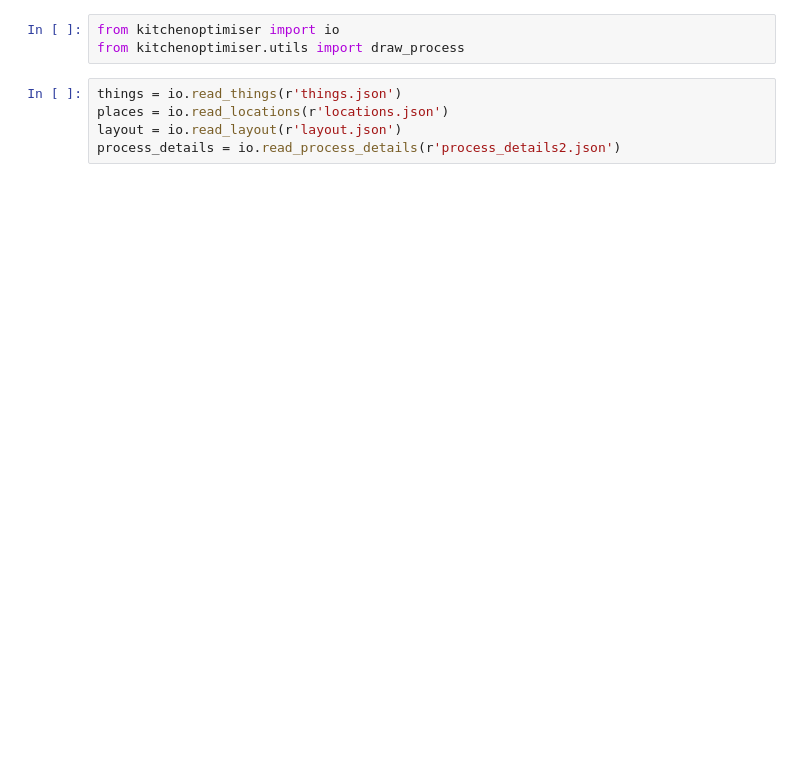
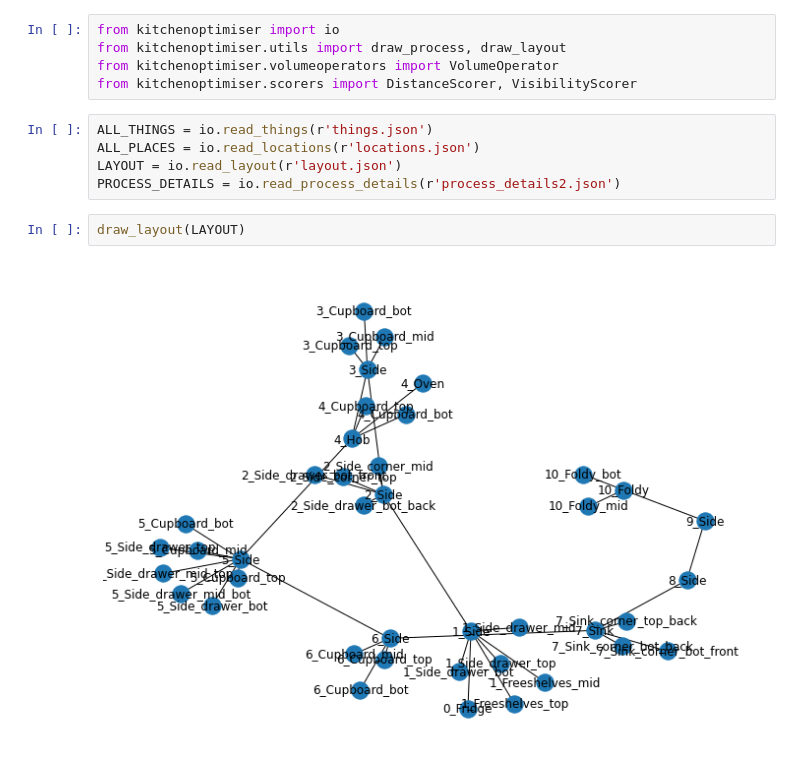
Before and after one commit to clibbon/OptimalKitchen, a Jupyter notebook: example/optimise.ipynb, the cells around one changed output. Drawn from its saved outputs; the diff is of its cells as text; blank space fills up the shorter version.

```diff
--- a/example/optimise.ipynb
+++ b/example/optimise.ipynb
@@ -1,9 +8,15 @@
 # %%
 from kitchenoptimiser import io
-from kitchenoptimiser.utils import draw_process
+from kitchenoptimiser.utils import draw_process, draw_layout
+from kitchenoptimiser.volumeoperators import VolumeOperator
+from kitchenoptimiser.scorers import DistanceScorer, VisibilityScorer
 # %%
-things = io.read_things(r'things.json')
-places = io.read_locations(r'locations.json')
-layout = io.read_layout(r'layout.json')
-process_details = io.read_process_details(r'process_details2.json')
+ALL_THINGS = io.read_things(r'things.json')
+ALL_PLACES = io.read_locations(r'locations.json')
+LAYOUT = io.read_layout(r'layout.json')
+PROCESS_DETAILS = io.read_process_details(r'process_details2.json')
+# %%
+draw_layout(LAYOUT)
+# %% [output]
+[figure, added]
 # %%
```
Also changed, not shown: parts of 11 cells of this notebook, 8 other files.
